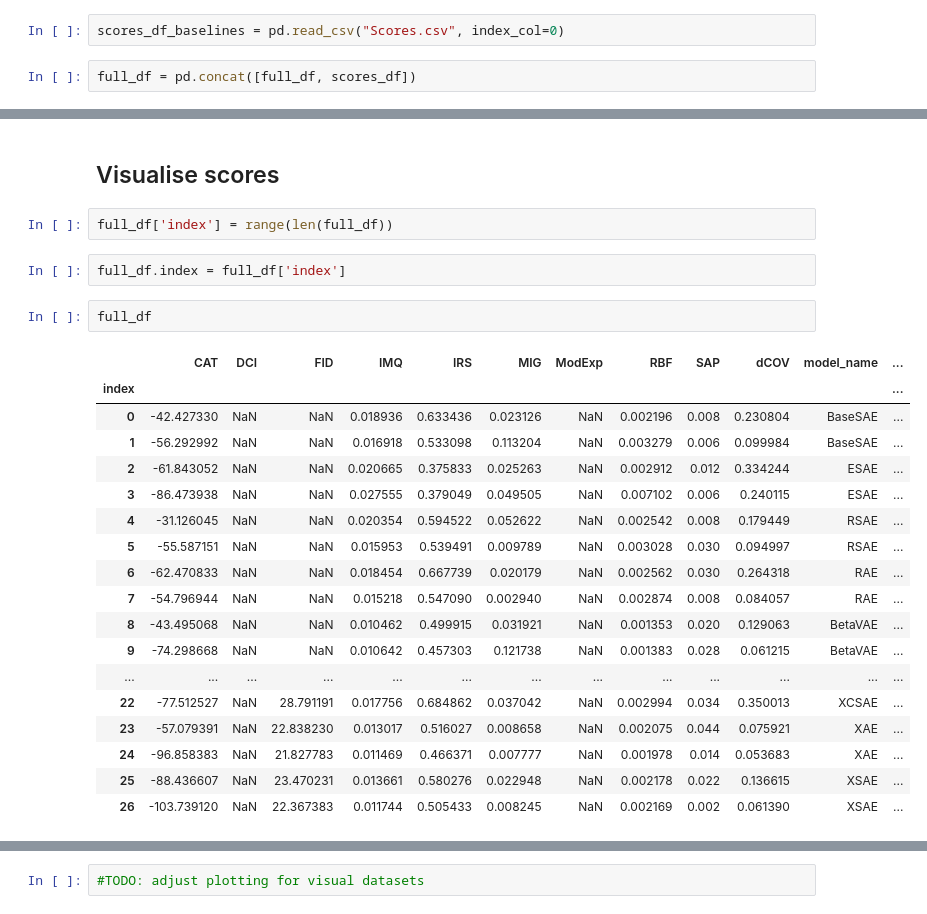
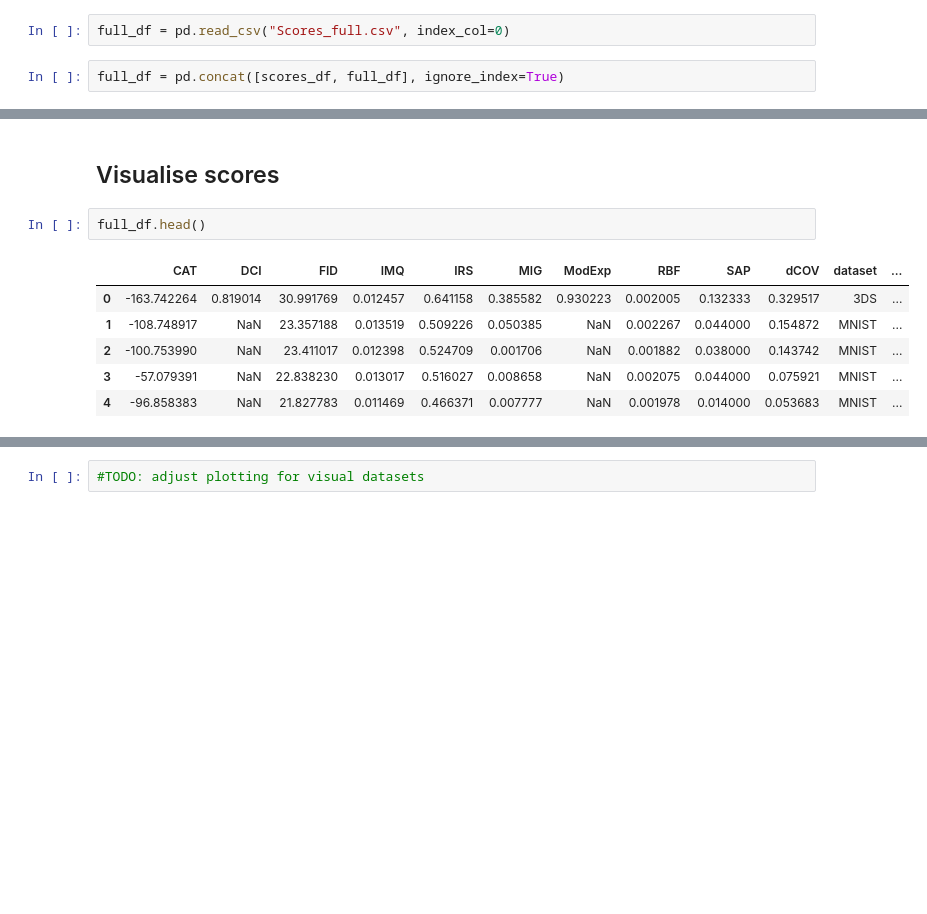
Before and after one commit to GiuliaLanzillotta/CausalAE, a Jupyter notebook: visualisations/Scoring.ipynb, the cells around one changed output, grey strips where cells are left out. Cells and saved outputs as stored; diff of their text form; blank space fills up the shorter version.

```diff
--- a/visualisations/Scoring.ipynb
+++ b/visualisations/Scoring.ipynb
@@ -105,7 +93,7 @@ scores_df.to_csv("ScoresX.csv")
 # %%
-scores_df_baselines = pd.read_csv("Scores.csv", index_col=0)
+full_df = pd.read_csv("Scores_full.csv", index_col=0)
 # %%
-full_df = pd.concat([full_df, scores_df])
+full_df = pd.concat([scores_df, full_df], ignore_index=True)
 # %% [output]
 of pandas will change to not sort by default.
 
@@ -197,29 +185,13 @@ scores_df.to_csv("VecScoresNoises.csv")
 scores_df = pd.read_csv("VecScoresNoises.csv", index_col=0)
 # %% [markdown]
 ## Visualise scores
-# %%
-full_df['index'] = range(len(full_df))
-# %%
-full_df.index = full_df['index']
 # %%
-full_df
+full_df.head()
 # %% [output]
-|  | CAT | DCI | FID | IMQ | IRS | MIG | ModExp | RBF | SAP | dCOV | model_name | ... |
-| index |  |  |  |  |  |  |  |  |  |  |  | ... |
-| 0 | -42.427330 | NaN | NaN | 0.018936 | 0.633436 | 0.023126 | NaN | 0.002196 | 0.008 | 0.230804 | BaseSAE | ... |
-| 1 | -56.292992 | NaN | NaN | 0.016918 | 0.533098 | 0.113204 | NaN | 0.003279 | 0.006 | 0.099984 | BaseSAE | ... |
-| 2 | -61.843052 | NaN | NaN | 0.020665 | 0.375833 | 0.025263 | NaN | 0.002912 | 0.012 | 0.334244 | ESAE | ... |
-| 3 | -86.473938 | NaN | NaN | 0.027555 | 0.379049 | 0.049505 | NaN | 0.007102 | 0.006 | 0.240115 | ESAE | ... |
-| 4 | -31.126045 | NaN | NaN | 0.020354 | 0.594522 | 0.052622 | NaN | 0.002542 | 0.008 | 0.179449 | RSAE | ... |
-| 5 | -55.587151 | NaN | NaN | 0.015953 | 0.539491 | 0.009789 | NaN | 0.003028 | 0.030 | 0.094997 | RSAE | ... |
-| 6 | -62.470833 | NaN | NaN | 0.018454 | 0.667739 | 0.020179 | NaN | 0.002562 | 0.030 | 0.264318 | RAE | ... |
-| 7 | -54.796944 | NaN | NaN | 0.015218 | 0.547090 | 0.002940 | NaN | 0.002874 | 0.008 | 0.084057 | RAE | ... |
-| 8 | -43.495068 | NaN | NaN | 0.010462 | 0.499915 | 0.031921 | NaN | 0.001353 | 0.020 | 0.129063 | BetaVAE | ... |
-| 9 | -74.298668 | NaN | NaN | 0.010642 | 0.457303 | 0.121738 | NaN | 0.001383 | 0.028 | 0.061215 | BetaVAE | ... |
-| ... | ... | ... | ... | ... | ... | ... | ... | ... | ... | ... | ... | ... |
-| 22 | -77.512527 | NaN | 28.791191 | 0.017756 | 0.684862 | 0.037042 | NaN | 0.002994 | 0.034 | 0.350013 | XCSAE | ... |
-| 23 | -57.079391 | NaN | 22.838230 | 0.013017 | 0.516027 | 0.008658 | NaN | 0.002075 | 0.044 | 0.075921 | XAE | ... |
-| 24 | -96.858383 | NaN | 21.827783 | 0.011469 | 0.466371 | 0.007777 | NaN | 0.001978 | 0.014 | 0.053683 | XAE | ... |
-| 25 | -88.436607 | NaN | 23.470231 | 0.013661 | 0.580276 | 0.022948 | NaN | 0.002178 | 0.022 | 0.136615 | XSAE | ... |
-| 26 | -103.739120 | NaN | 22.367383 | 0.011744 | 0.505433 | 0.008245 | NaN | 0.002169 | 0.002 | 0.061390 | XSAE | ... |
+|  | CAT | DCI | FID | IMQ | IRS | MIG | ModExp | RBF | SAP | dCOV | dataset | ... |
+| 0 | -163.742264 | 0.819014 | 30.991769 | 0.012457 | 0.641158 | 0.385582 | 0.930223 | 0.002005 | 0.132333 | 0.329517 | 3DS | ... |
+| 1 | -108.748917 | NaN | 23.357188 | 0.013519 | 0.509226 | 0.050385 | NaN | 0.002267 | 0.044000 | 0.154872 | MNIST | ... |
+| 2 | -100.753990 | NaN | 23.411017 | 0.012398 | 0.524709 | 0.001706 | NaN | 0.001882 | 0.038000 | 0.143742 | MNIST | ... |
+| 3 | -57.079391 | NaN | 22.838230 | 0.013017 | 0.516027 | 0.008658 | NaN | 0.002075 | 0.044000 | 0.075921 | MNIST | ... |
+| 4 | -96.858383 | NaN | 21.827783 | 0.011469 | 0.466371 | 0.007777 | NaN | 0.001978 | 0.014000 | 0.053683 | MNIST | ... |
 # %%
```
Also changed, not shown: parts of 18 cells of this notebook, 39 other files.
